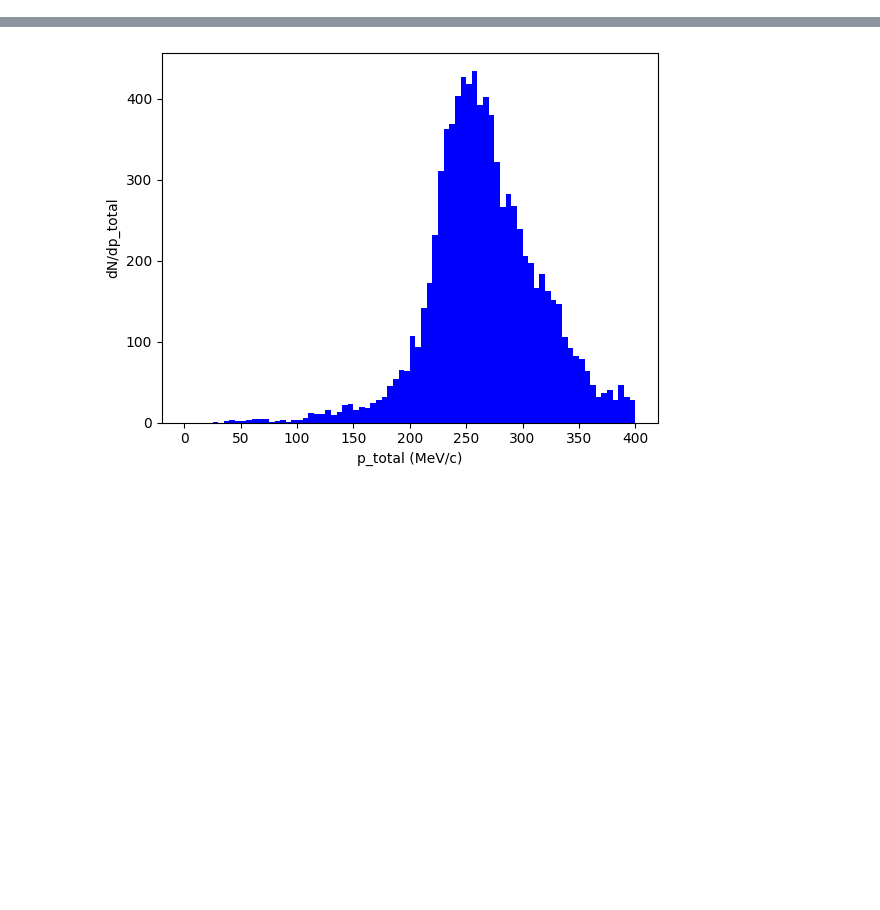
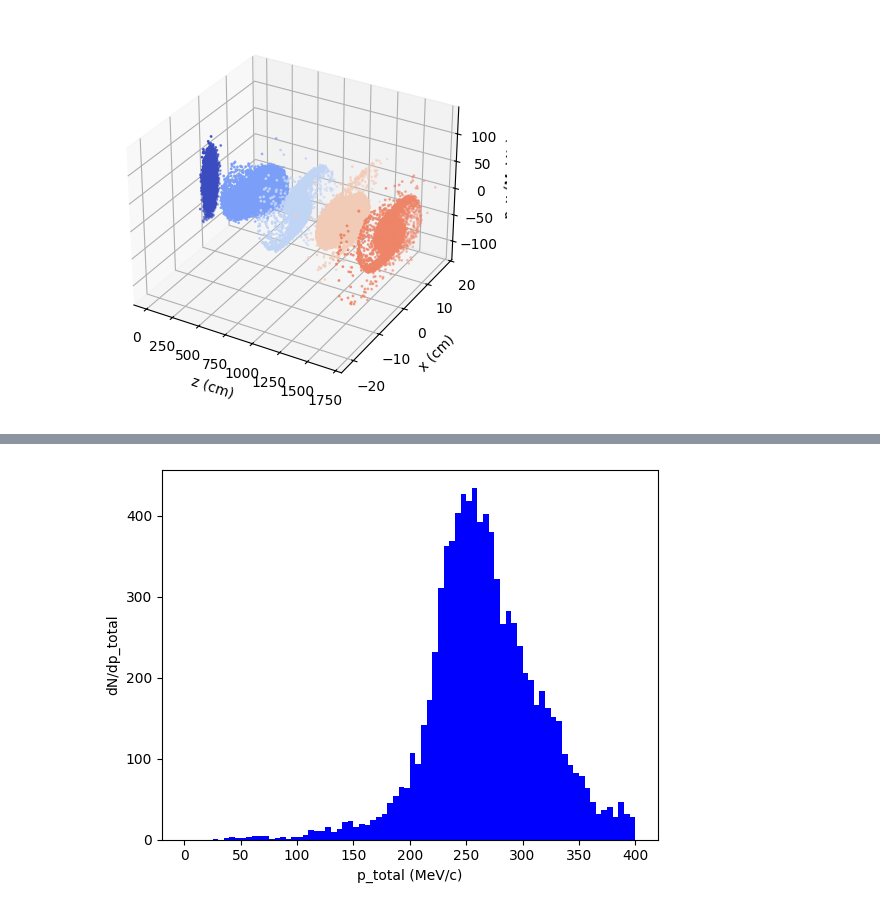
Before and after one commit to criggall/muon-cooling, a Jupyter notebook: Simplified-HFOFO/plotter2.ipynb, the cells around one changed output, grey strips where cells are left out. Saved outputs shown, nothing was run; the diff lists cells and outputs as text; code cells hidden in the pictures; blank space fills up the shorter version.

```diff
--- a/Simplified-HFOFO/plotter2.ipynb
+++ b/Simplified-HFOFO/plotter2.ipynb
@@ -157,0 +158,14 @@ plt.show()
+# %%
+# 3D plot of phase space (x) distribution at each detector:
+fig = plt.figure()
+ax = fig.add_subplot(111,projection='3d')
+cmap = plt.get_cmap('coolwarm')
+for i in range(len(position)):
+    color = cmap(i/len(position))
+    ax.scatter(position[i]*100,x_vals[i],px_vals[i],color=color,s=1) # position m -> cm
+ax.set_xlabel('z (cm)')
+ax.set_ylabel('x (cm)')
+ax.set_zlabel('p_x (MeV/c)')
+plt.show()
+# %% [output]
+[figure, added]
```
Also changed, not shown: parts of 8 cells of this notebook, 19 other files.
